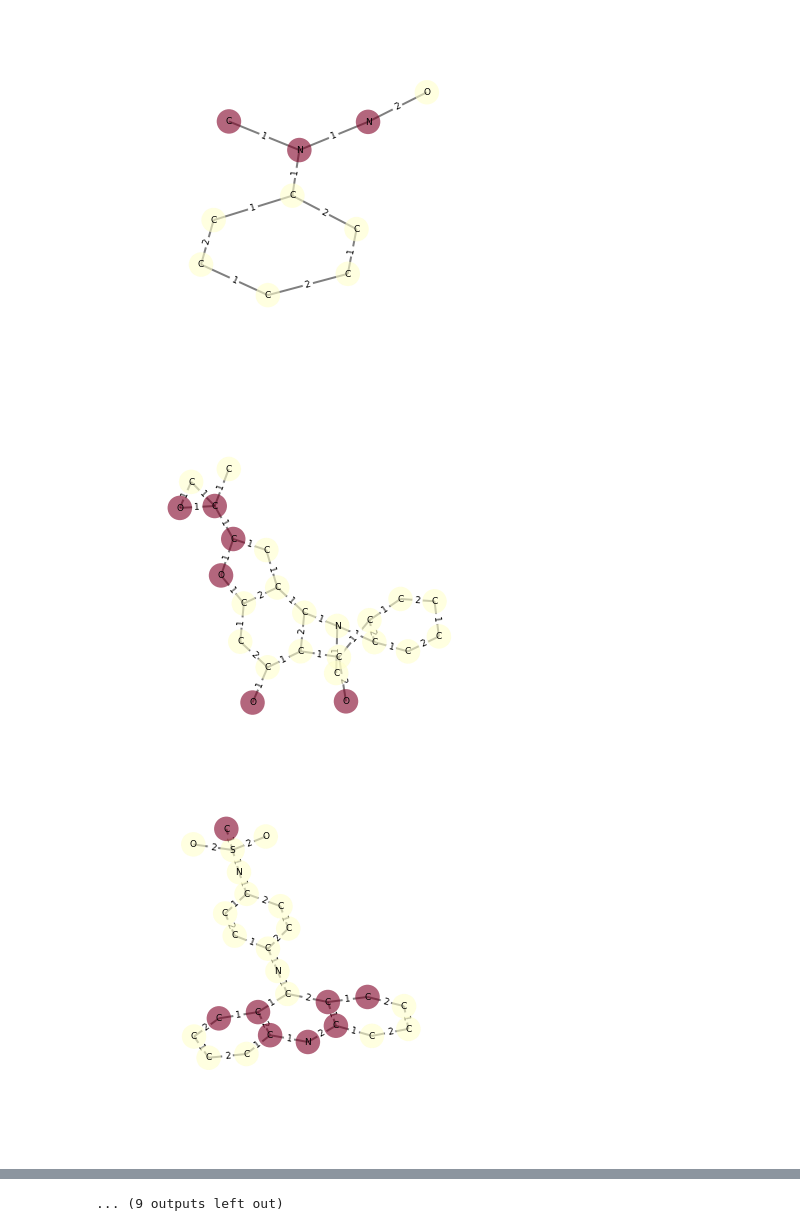
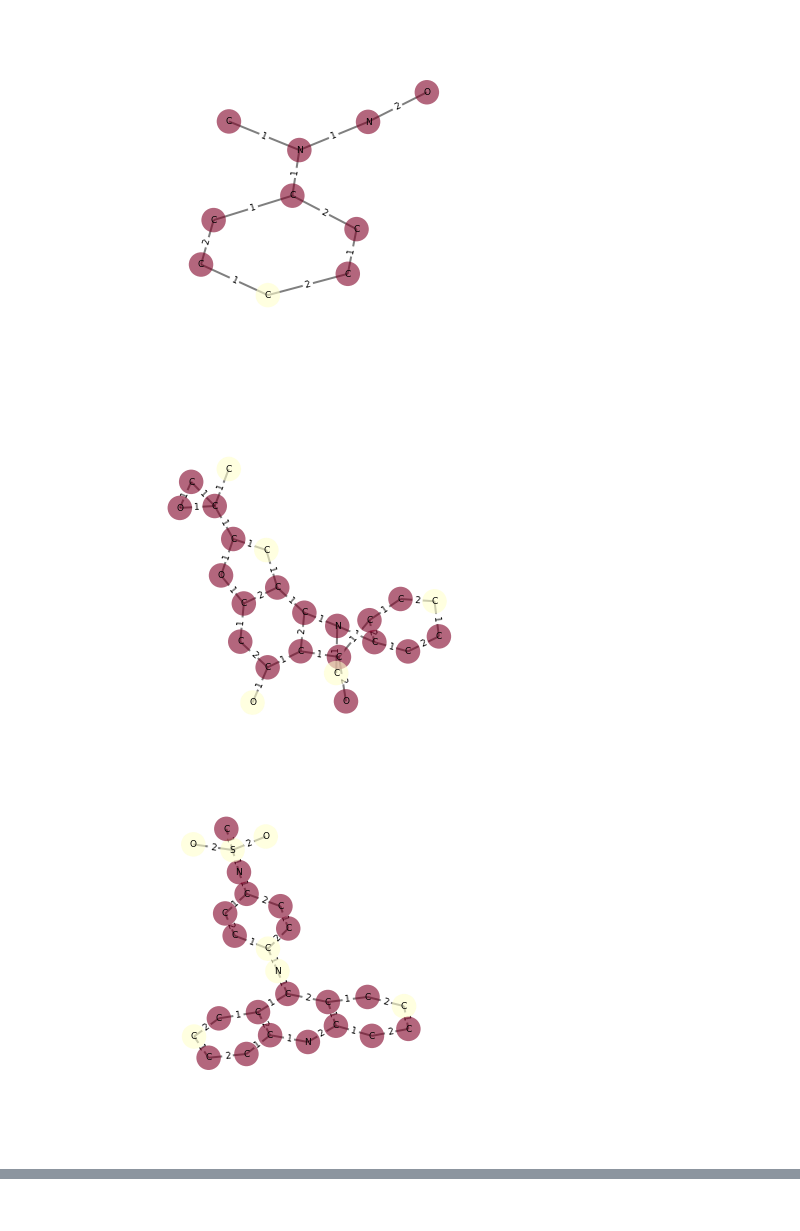
Before and after one commit to fabriziocosta/EDeN, a Jupyter notebook: examples/self_training.ipynb, the cells around one changed output, grey strips where cells are left out. Drawn from its saved outputs; the diff is of its cells as text; code cells hidden in the pictures.

```diff
--- a/examples/self_training.ipynb
+++ b/examples/self_training.ipynb
@@ -49,3 +7,3 @@ neg='bursi.neg.gspan'
 # %%
 from eden.graph import Vectorizer
-vectorizer = Vectorizer( complexity=2 )
+vectorizer = Vectorizer( complexity=3 )
@@ -121,11 +9,0 @@ def self_training(iterable_pos, iterable_neg, vectorizer=None, pos2neg_ratio=0.1
-# %%
-%%time
-for iteration in range(3):
-    train_test_split=0.7
-    iterable_pos = gspan_to_eden( pos )
-    iterable_neg = gspan_to_eden( neg )
-    iterable_pos_train, iterable_pos_test = random_bipartition_iter(iterable_pos, relative_size=train_test_split)
-    iterable_neg_train, iterable_neg_test = random_bipartition_iter(iterable_neg, relative_size=train_test_split)
-
-    estimator = self_training(iterable_pos_train, iterable_neg_train, vectorizer=vectorizer, pos2neg_ratio=0.3, num_iterations=1, threshold=-1, mode='more_than' )
-    estimate(iterable_pos_test, iterable_neg_test, estimator, vectorizer)
@@ -177,0 +52,13 @@ Wall time: 11min 9s
+# %%
+%%time
+#fit and evaluate on fraction of negatives
+
+iterable_pos_train,iterable_pos_train_ = tee(iterable_pos_train)
+iterable_neg_train,iterable_neg_train_ = tee(iterable_neg_train)
+iterable_pos_test,iterable_pos_test_ = tee(iterable_pos_test)
+iterable_neg_test,iterable_neg_test_ = tee(iterable_neg_test)
+
+#train and evaluate
+from eden.util import self_training
+estimator = self_training(iterable_pos_train_, iterable_neg_train_, vectorizer=vectorizer, pos2neg_ratio=0.1, num_iterations=1, threshold=-1, mode='more_than' )
+estimate(iterable_pos_test_, iterable_neg_test_, estimator, vectorizer)
@@ -177,0 +83,11 @@ Wall time: 11min 9s
+# %%
+%%time
+#train with self training strategy
+
+iterable_pos_train,iterable_pos_train_ = tee(iterable_pos_train)
+iterable_neg_train,iterable_neg_train_ = tee(iterable_neg_train)
+iterable_pos_test,iterable_pos_test_ = tee(iterable_pos_test)
+iterable_neg_test,iterable_neg_test_ = tee(iterable_neg_test)
+
+estimator = self_training(iterable_pos_train_, iterable_neg_train_, vectorizer=vectorizer, pos2neg_ratio=0.1, num_iterations=3, threshold= -1, mode='more_than' )
+estimate(iterable_pos_test_, iterable_neg_test_, estimator, vectorizer)
@@ -183,7 +117,7 @@ graphs = gspan_to_eden( 'bursi.pos.gspan' )
 graphs = vectorizer.annotate( graphs, estimator=estimator )
 
 from eden.modifier.graph.vertex_attributes import colorize_binary
-graphs = colorize_binary(graph_list = graphs, output_attribute = 'color_value', input_attribute='importance', level=1)
+graphs = colorize_binary(graph_list = graphs, output_attribute = 'color_value', input_attribute='importance', level=0.5)
 
 import itertools
 graphs = itertools.islice( graphs, 20 )
@@ -199,3 +132,3 @@ for graph in graphs: draw_graph( graph, size=6, node_border = False, vertex_colo
-[figure, old version]
+[figure, new version]
-[figure, old version]
+[figure, new version]
-[figure, old version]
+[figure, new version]
@@ -206 +138,0 @@ for graph in graphs: draw_graph( graph, size=6, node_border = False, vertex_colo
-... (9 outputs left out)
```
Also changed, not shown: parts of 11 cells of this notebook, 2 other files.
